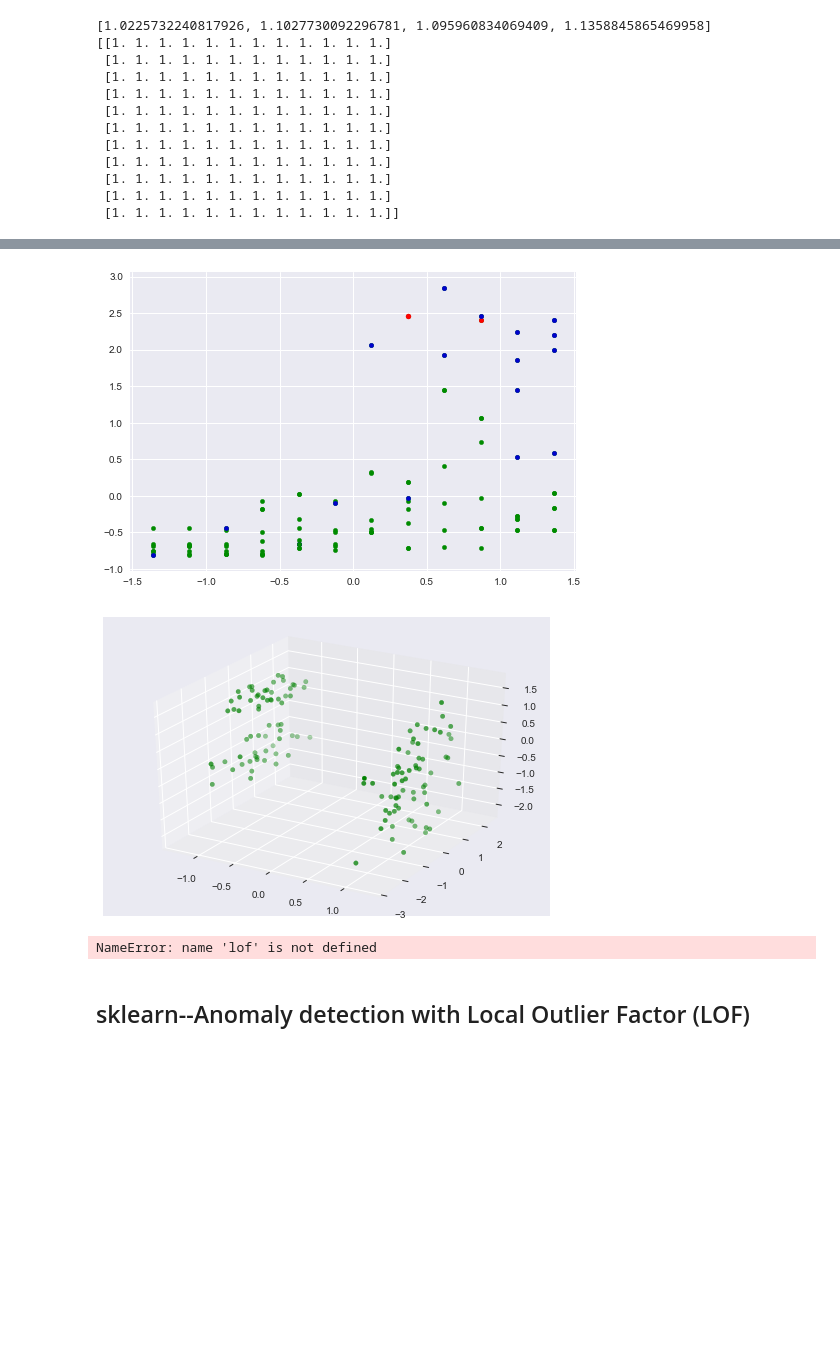
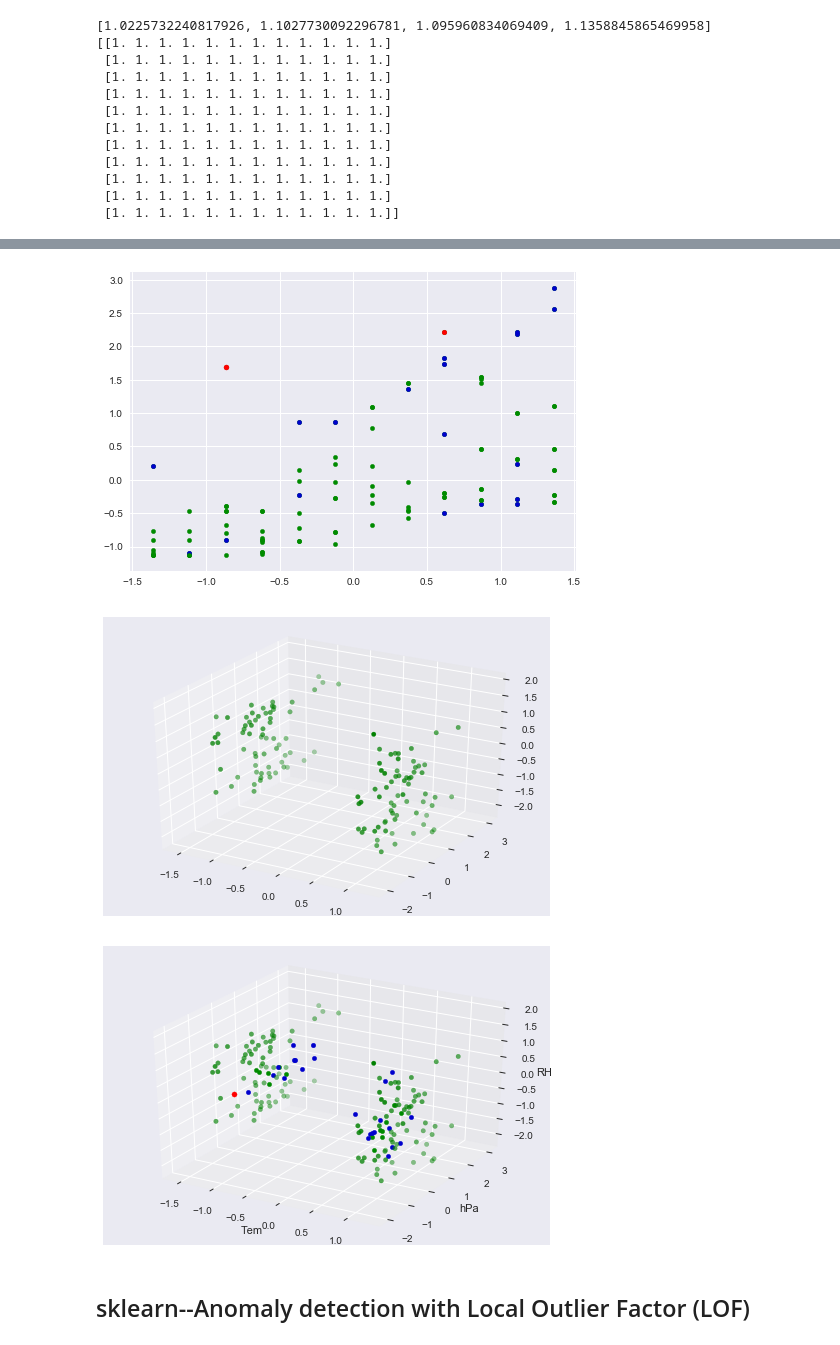
Before and after one commit to Qiuchumo/QW_reliable, a Jupyter notebook: LOFG_BN/LOF_Grubbs.ipynb, the cells around one changed output, grey strips where cells are left out. Saved outputs shown, nothing was run; the diff lists cells and outputs as text; code cells hidden in the pictures; blank space fills up the shorter version.

```diff
--- a/LOFG_BN/LOF_Grubbs.ipynb
+++ b/LOFG_BN/LOF_Grubbs.ipynb
@@ -832,9 +848,9 @@ plt.show()
 # %%
 # 对于Instane2二维数据,取9~12都可以
 # 对Instane5五维数据
-lof_A = outliers(10, Instane5_A)
+lof_A = outliers(8, Instane5_A)
 lof_B = outliers(10, Instane5_B)
-lof_C = outliers(10, Instane5_C)
+lof_C = outliers(7, Instane5_C)
 # for outlier in lof:
 # #     if outlier["lof"]>1.5:
 #     print(outlier["lof"], outlier["instance"], outlier["index"])
@@ -971,11 +987,11 @@ np.savetxt('Weight_Fault_ABC_All.csv', Weight_Fault_ABC_All, delimiter = ',')
 # %%
 # lof = outliers(10, Instane5_A)
 
-x, y = zip(*Instane2_A)
+x, y = zip(*Instane2_C)
 plt.scatter(y, x, s=20, color="#008B00")
 
 
-for outlier in lof_A:
+for outlier in lof_C:
     value = outlier["lof"]
     instance = outlier["instance"]
     if value>1.1 and value<=1.5:
@@ -987,33 +1003,33 @@ for outlier in lof_A:
     plt.scatter(instance[1], instance[0], color=color, s=(value-1)**2*10+20)
 plt.show()
 # %% [output]
-[figure, old version]
+[figure, new version]
 # %%
 ax = plt.subplot(111, projection='3d')
 ax.scatter(elec_RH1, elec_hPa1, elec_tem1, c='g')
 plt.show()
 
 ax = plt.subplot(111, projection='3d')
 ax.scatter(elec_RH1, elec_hPa1, elec_tem1, c='g')
-for outlier in lof:
+for outlier in lof_A:
     value = outlier["lof"]
     instance = outlier["instance"]
 
     if value>1.1 and value<=1.5:
         color = "#0000CD" #蓝色
     elif value > 1.5:
         color = "#FF0000"  #红色
     else:
         color = "#008B00"
     ax.scatter(instance[4], instance[3], instance[2],  c=color, s=(value-1)**2*10+20)
 #     ax.scatter(instance[2], instance[1], instance[0],  c=color, s=(value-1)**2*10+20)
 ax.set_zlabel('RH')  # 坐标轴
 ax.set_ylabel('hPa')
 ax.set_xlabel('Tem')
 plt.show()
 # %% [output]
-[figure, old version]
+[figure, new version]
-NameError: name 'lof' is not defined
+[figure, added]
 # %% [markdown]
 sklearn--Anomaly detection with Local Outlier Factor (LOF)
 ---
```
Also changed, not shown: parts of 5 cells of this notebook, 3 other files.
